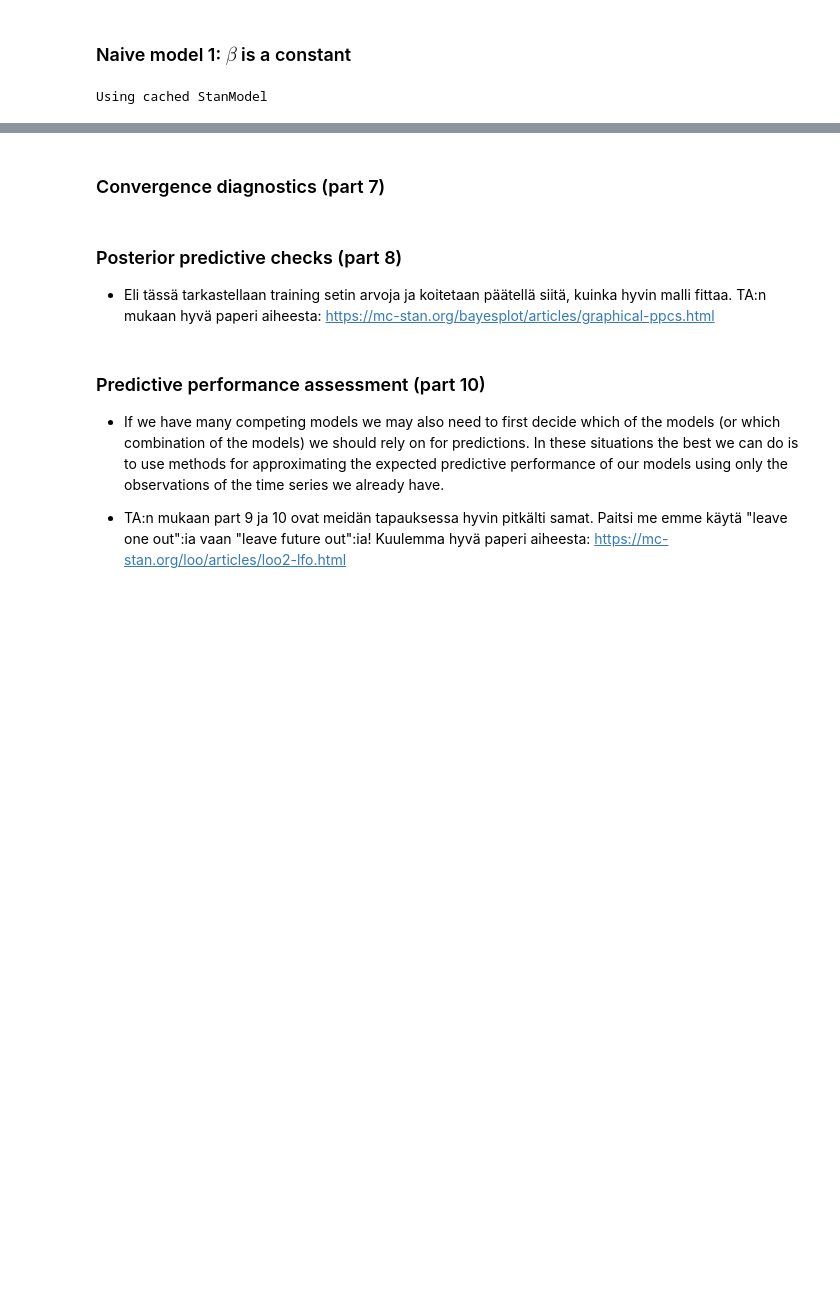
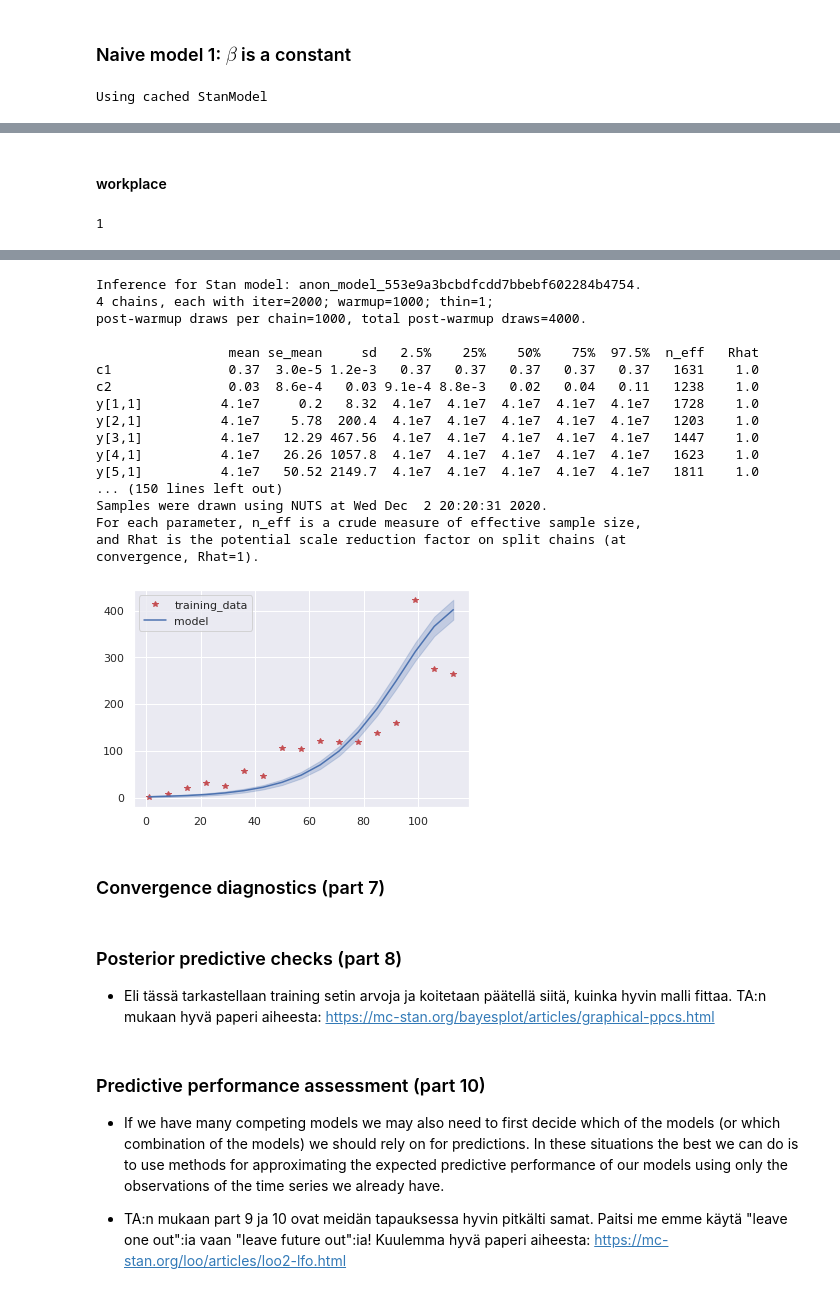
Before and after one commit to tommi-grohn/Corona_Bayesian, a Jupyter notebook: Project_Corona.ipynb, the cells around one changed output, grey strips where cells are left out. Saved outputs shown, nothing was run; the diff lists cells and outputs as text; code cells hidden in the pictures; blank space fills up the shorter version.

```diff
--- a/Project_Corona.ipynb
+++ b/Project_Corona.ipynb
@@ -587,0 +693,7 @@ convergence, Rhat=1).
+# %% [markdown]
+#### workplace
+# %%
+traffic = np.array(traffic_workplaces_smooth_shift).reshape(-1,1)
+test_model(seir_data, sm, traffic)
+# %% [output]
+1
@@ -588,3 +702,21 @@ convergence, Rhat=1).
+Inference for Stan model: anon_model_553e9a3bcbdfcdd7bbebf602284b4754.
+4 chains, each with iter=2000; warmup=1000; thin=1;
+post-warmup draws per chain=1000, total post-warmup draws=4000.
+
+                 mean se_mean     sd   2.5%    25%    50%    75%  97.5%  n_eff   Rhat
+c1               0.37  3.0e-5 1.2e-3   0.37   0.37   0.37   0.37   0.37   1631    1.0
+c2               0.03  8.6e-4   0.03 9.1e-4 8.8e-3   0.02   0.04   0.11   1238    1.0
+y[1,1]          4.1e7     0.2   8.32  4.1e7  4.1e7  4.1e7  4.1e7  4.1e7   1728    1.0
+y[2,1]          4.1e7    5.78  200.4  4.1e7  4.1e7  4.1e7  4.1e7  4.1e7   1203    1.0
+y[3,1]          4.1e7   12.29 467.56  4.1e7  4.1e7  4.1e7  4.1e7  4.1e7   1447    1.0
+y[4,1]          4.1e7   26.26 1057.8  4.1e7  4.1e7  4.1e7  4.1e7  4.1e7   1623    1.0
+y[5,1]          4.1e7   50.52 2149.7  4.1e7  4.1e7  4.1e7  4.1e7  4.1e7   1811    1.0
+... (150 lines left out)
+Samples were drawn using NUTS at Wed Dec  2 20:20:31 2020.
+For each parameter, n_eff is a crude measure of effective sample size,
+and Rhat is the potential scale reduction factor on split chains (at
+convergence, Rhat=1).
+[figure, added]
 # %% [markdown]
 ### Convergence diagnostics (part 7)
 # %% [markdown]
```
Also changed, not shown: parts of 18 cells of this notebook, 1 other file.
